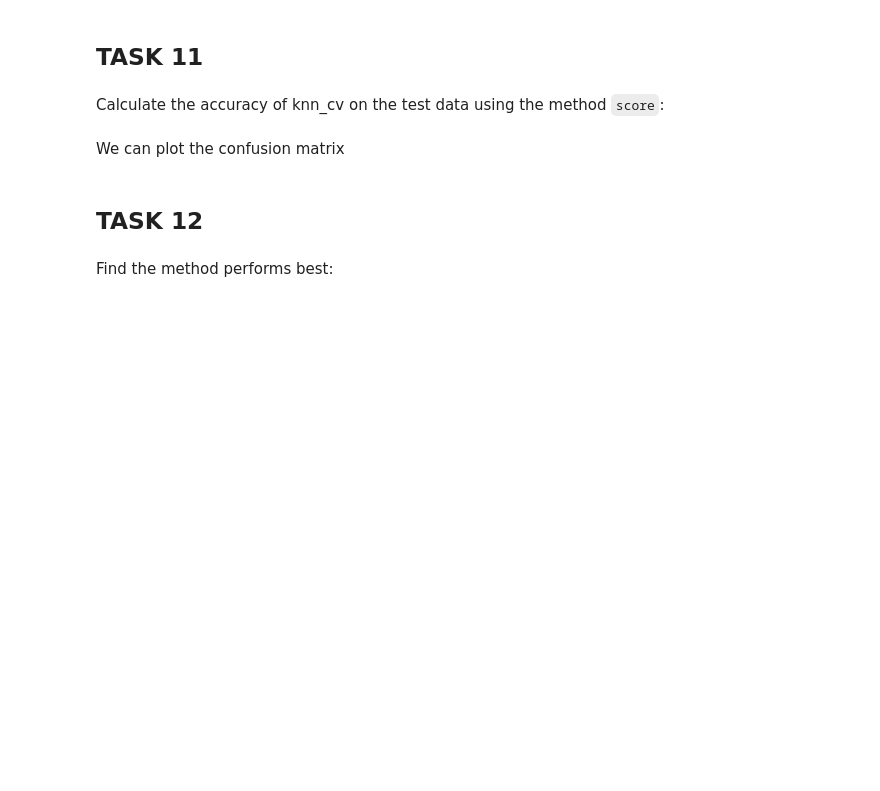
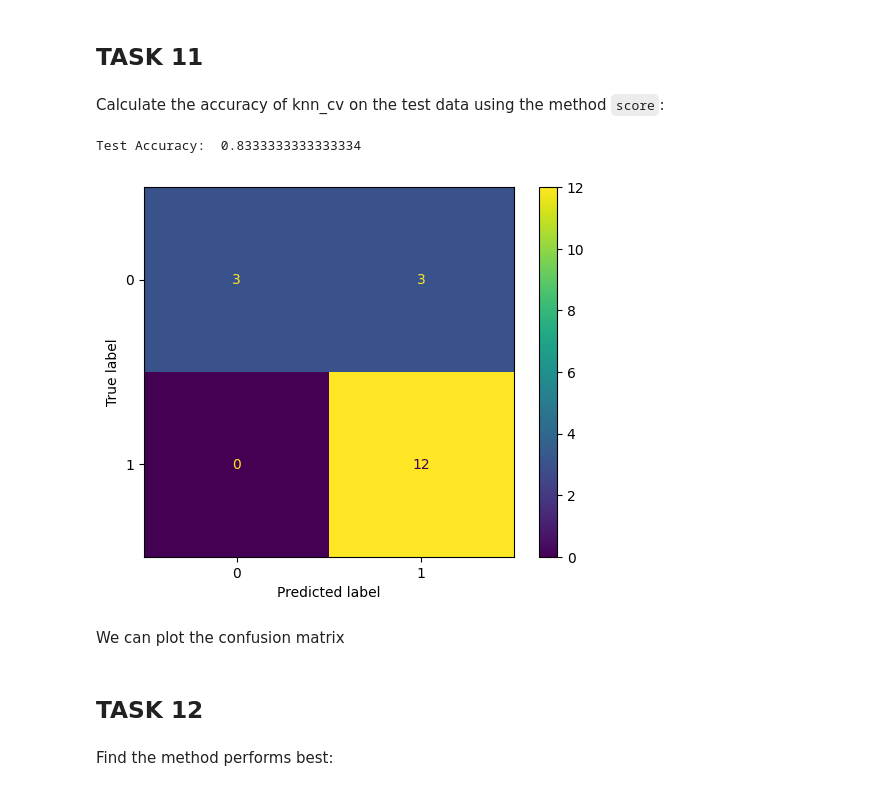
Before and after one commit to chekwube-ononuju/Applied-Data-Science-Capstone-Project, a Jupyter notebook: Space X Week 4 Lab/SpaceX_Machine Learning Prediction_Part_5.ipynb, the cells around one changed output. Cells and saved outputs as stored; diff of their text form; code cells hidden in the pictures; blank space fills up the shorter version.

```diff
--- a/Space X Week 4 Lab/SpaceX_Machine Learning Prediction_Part_5.ipynb
+++ b/Space X Week 4 Lab/SpaceX_Machine Learning Prediction_Part_5.ipynb
@@ -343,3 +455,26 @@ parameters = {'n_neighbors': [1, 2, 3, 4, 5, 6, 7, 8, 9, 10],
               'p': [1,2]}
 
 KNN = KNeighborsClassifier()
+# %%
+from sklearn.model_selection import GridSearchCV
+from sklearn.neighbors import KNeighborsClassifier
+
+# Define the parameter grid
+parameters = {
+    'n_neighbors': [1, 2, 3, 4, 5, 6, 7, 8, 9, 10],
+    'algorithm': ['auto', 'ball_tree', 'kd_tree', 'brute'],
+    'p': [1, 2]
+}
+
+# Create a K Nearest Neighbors classifier object
+KNN = KNeighborsClassifier()
+
+# Create a GridSearchCV object with cv=10
+knn_cv = GridSearchCV(KNN, parameters, cv=10)
+
+# Fit the object to find the best parameters
+knn_cv.fit(X_train, Y_train)
+
+# Print the best parameters and accuracy
+print("tuned hyperparameters :(best parameters) ", knn_cv.best_params_)
+print("accuracy :", knn_cv.best_score_)
@@ -350,6 +488,28 @@ print("accuracy :",knn_cv.best_score_)
 ## TASK  11
 # %% [markdown]
 Calculate the accuracy of knn_cv on the test data using the method <code>score</code>:
+# %%
+import matplotlib.pyplot as plt
+from sklearn.metrics import confusion_matrix, ConfusionMatrixDisplay
+
+# Calculate the accuracy on the test data
+accuracy = knn_cv.score(X_test, Y_test)
+print("Test Accuracy: ", accuracy)
+
+# Predict the labels on the test data
+yhat = knn_cv.predict(X_test)
+
+# Generate the confusion matrix
+cm = confusion_matrix(Y_test, yhat)
+
+# Display the confusion matrix
+disp = ConfusionMatrixDisplay(confusion_matrix=cm)
+disp.plot()
+
+plt.show()
+# %% [output]
+Test Accuracy:  0.8333333333333334
+[figure, added]
 # %% [markdown]
 We can plot the confusion matrix
 # %%
```
Also changed, not shown: parts of 7 cells of this notebook.
